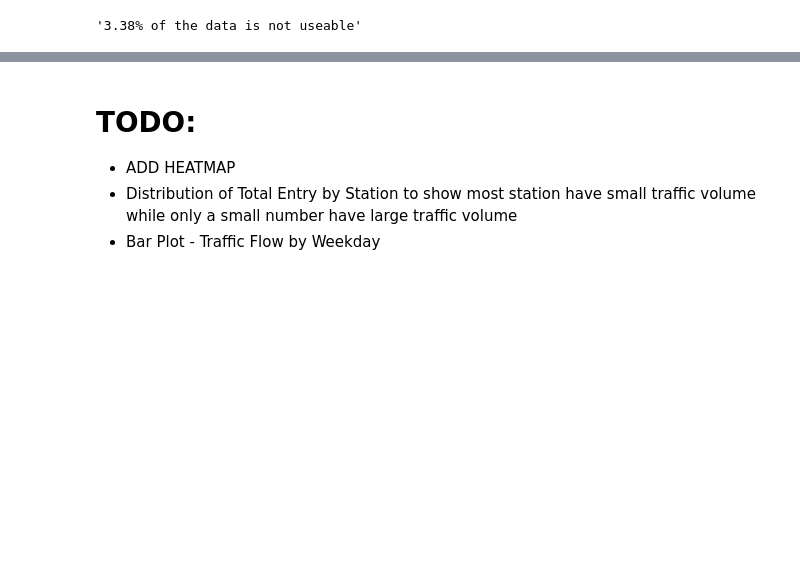
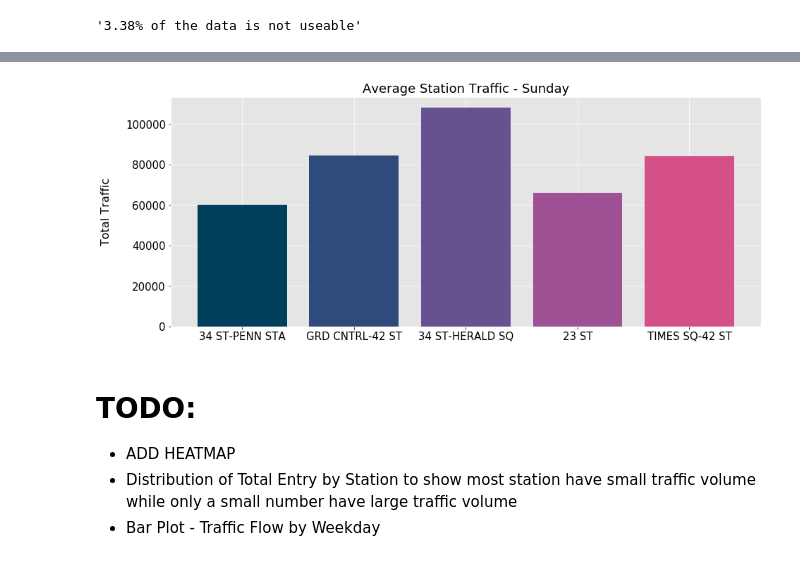
Before and after one commit to MohammadBakir/Project-Benson, a Jupyter notebook: Project Benson.ipynb, the cells around one changed output, grey strips where cells are left out. Cells and saved outputs as stored; diff of their text form; code cells hidden in the pictures; blank space fills up the shorter version.

```diff
--- a/Project Benson.ipynb
+++ b/Project Benson.ipynb
@@ -216,3 +307,26 @@ axes.tick_params(labelsize=18)
+# %%
+#Identified top 10 stations by volume of turnstile entries and exits
+#Source for reference -> https://matplotlib.org/gallery/lines_bars_and_markers/barh.html
+#TODO: Remove Scientific Notation, Increase X-Axis Tick Mark
+colorlist = ['#003f5c','#2f4b7c','#665191','#a05195','#d45087']
+
+fig, ax = plt.subplots(1, figsize=(15, 6))
+x_pos = np.arange(5)
+
+ax.set_ylabel('Total Traffic', fontsize = 16, color="black")
+ax.yaxis.set_label_coords(-.1,.5)
+ax.set_xticks(x_pos)
+ax.set_xticklabels(top5_sum, fontsize = 16, color="black")
+
+
+plt.bar(x_pos,average_weekend_total_top_5_stations[average_weekend_total_top_5_stations['DOW']==6]['TOTAL_TRAFFIC'], color=colorlist, align='center')
+ax.tick_params(labelsize=15)
+plt.title('Average Station Traffic - Sunday', fontsize=18);
+ax.tick_params(colors = 'black')
+plt.savefig('AverageTrafficSunday.svg')
+plt.savefig('AverageTrafficSunday.jpg')
+# %% [output]
+[figure, added]
 # %% [markdown]
 # TODO:
 - ADD HEATMAP
```
Also changed, not shown: parts of 23 cells of this notebook, 8 other files.
